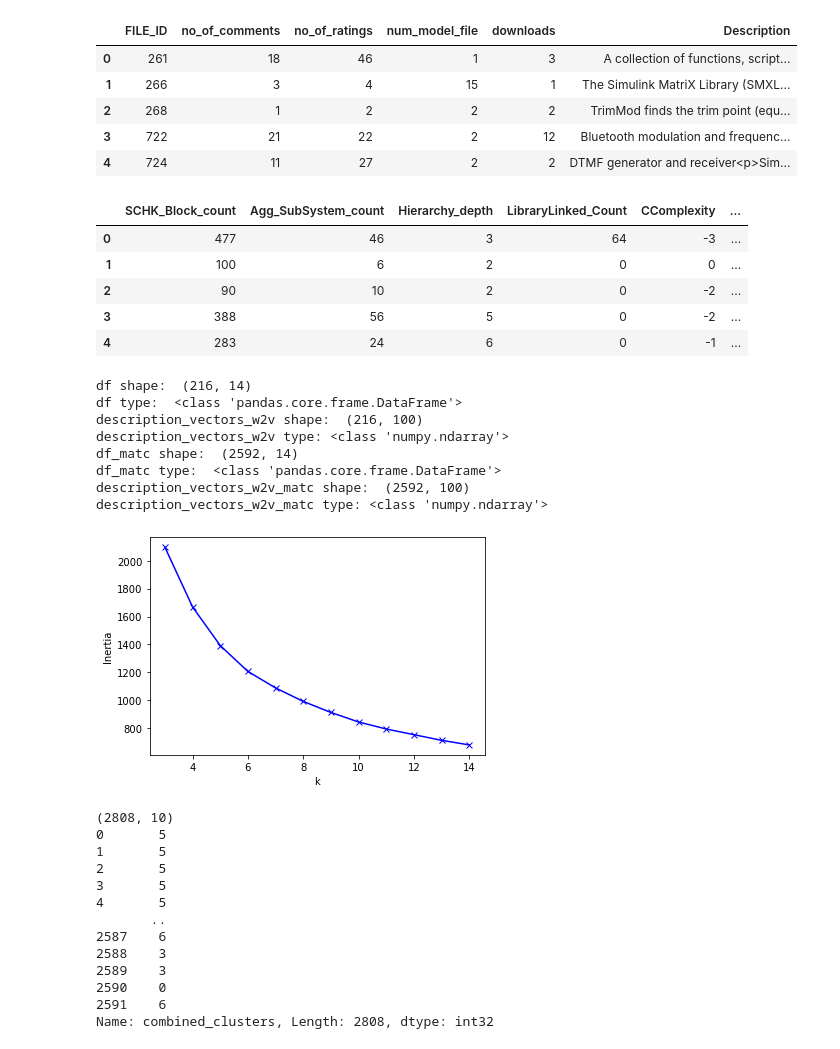
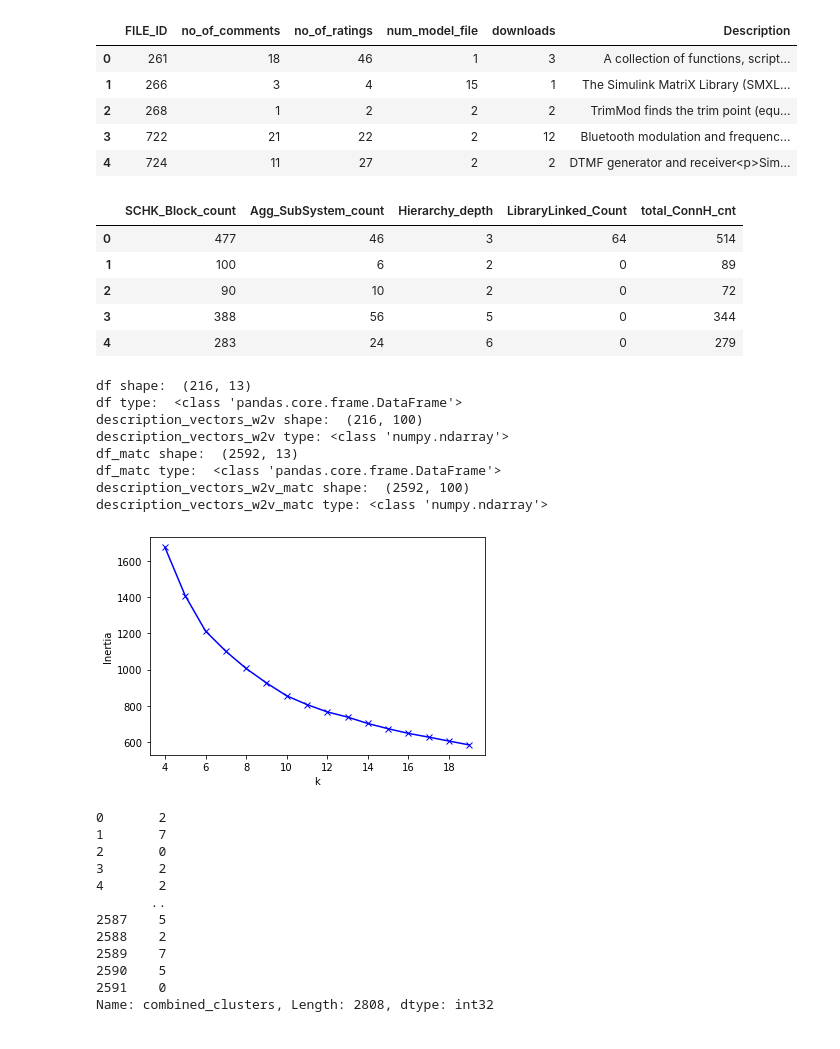
Before and after one commit to Shiva-K-7/ASE-07, a Jupyter notebook: combined_clusters_using_word2vec.ipynb, the cells around one changed output. Cells and saved outputs as stored; diff of their text form; code cells hidden in the pictures.

Commit message:
final changes for iteration 3 clusters(9)

```diff
--- a/combined_clusters_using_word2vec.ipynb
+++ b/combined_clusters_using_word2vec.ipynb
@@ -63,7 +63,6 @@ df_GitHub_Metric1 = df_GitHub_Metric.groupby('FILE_ID').agg({'SCHK_Block_count':
                                                             'Agg_SubSystem_count':'sum',
                                                             'Hierarchy_depth':'max',
                                                             'LibraryLinked_Count': 'sum',
-                                                            'CComplexity' :'sum',
                                                             'total_ConnH_cnt': 'sum'
                                                            }).reset_index()
 
@@ -119,7 +118,6 @@ df_Matlab_Metric1 = df_Matlab_Metric.groupby('FILE_ID').agg({'SCHK_Block_count':
                                                             'Agg_SubSystem_count':'sum',
                                                             'Hierarchy_depth':'max',
                                                             'LibraryLinked_Count': 'sum',
-                                                            'CComplexity' :'sum',
                                                             'total_ConnH_cnt': 'sum'
                                                            }).reset_index()
 
@@ -147,12 +145,12 @@ result_matc.head()
 data_matc2 = result_matc.drop(["FILE_ID", "no_of_comments", "no_of_ratings", "num_model_file", "downloads", "Description"],axis=1)
 data_matc2.head()
 # %% [output]
-|  | SCHK_Block_count | Agg_SubSystem_count | Hierarchy_depth | LibraryLinked_Count | CComplexity | ... |
-| 0 | 477 | 46 | 3 | 64 | -3 | ... |
-| 1 | 100 | 6 | 2 | 0 | 0 | ... |
-| 2 | 90 | 10 | 2 | 0 | -2 | ... |
-| 3 | 388 | 56 | 5 | 0 | -2 | ... |
-| 4 | 283 | 24 | 6 | 0 | -1 | ... |
+|  | SCHK_Block_count | Agg_SubSystem_count | Hierarchy_depth | LibraryLinked_Count | total_ConnH_cnt |
+| 0 | 477 | 46 | 3 | 64 | 514 |
+| 1 | 100 | 6 | 2 | 0 | 89 |
+| 2 | 90 | 10 | 2 | 0 | 72 |
+| 3 | 388 | 56 | 5 | 0 | 344 |
+| 4 | 283 | 24 | 6 | 0 | 279 |
 # %%
 #Text preprocessing code
 #references: https://medium.com/analytics-vidhya/nlp-tutorial-for-text-classification-in-python-8f19cd17b49e
@@ -339,11 +337,11 @@ print("description_vectors_w2v_matc type:", type(description_vectors_w2v_matc))
 #print("description_vectors_w2v values:")
 #print(description_vectors_w2v)
 # %% [output]
-df shape:  (216, 14)
+df shape:  (216, 13)
 df type:  <class 'pandas.core.frame.DataFrame'>
 description_vectors_w2v shape:  (216, 100)
 description_vectors_w2v type: <class 'numpy.ndarray'>
-df_matc shape:  (2592, 14)
+df_matc shape:  (2592, 13)
 df_matc type:  <class 'pandas.core.frame.DataFrame'>
 description_vectors_w2v_matc shape:  (2592, 100)
 description_vectors_w2v_matc type: <class 'numpy.ndarray'>
@@ -368,27 +366,27 @@ df_concatenate_word2vec_git_matc.to_csv("df_concatenate_word2vec_git_matc.csv")
 # %%
 scaler = preprocessing.MinMaxScaler()
 features_normal = scaler.fit_transform(df_concatenate_word2vec_git_matc)
 inertia = []
-K = range(3,15)
+K = range(4,20)
 for k in K:
     kmeanModel = KMeans(n_clusters=k,init='k-means++', n_init=4, random_state=1).fit(features_normal)
     kmeanModel.fit(features_normal)
     inertia.append(kmeanModel.inertia_)
 plt.plot(K, inertia, 'bx-')
 plt.xlabel('k')
 plt.ylabel('Inertia')
 plt.show()
 
 
 # from sklearn.metrics import silhouette_score
 # sil = []
 # for k in K:
 #     kmeans = KMeans(n_clusters = k,init='k-means++', random_state=7).fit(features_normal) #9
 #     labels = kmeans.labels_
 #     sil.append(silhouette_score(features_normal, labels, metric = 'cosine'))
 # x = K
 # y = sil
 # plt.plot(x,y)
 # %% [output]
-[figure, old version]
+[figure, new version]
 # %%
@@ -399,21 +397,35 @@ result1 = result.drop(["stargazers_count", "forks_count", "num_model_file", "upd
 result_matc1 = result_matc.drop(["no_of_comments","no_of_ratings","num_model_file","downloads"],axis=1)
 final_frames = [result1, result_matc1]
 final_result = pd.concat(final_frames)
+
+pca = PCA(2).fit_transform(df_concatenate_word2vec_git_matc)
+
+# print(pca.shape)
+for i in pca:
+    if i[0] > 1500:
+        i[0] = 0
+    if i[1] > 500 or i[1]< -200:
+        i[1] = 0
+
+kmeans = KMeans(n_clusters= 9, random_state=1)
+#predict the labels of clusters.
+label = kmeans.fit_predict(pca)
+
+
 # print(final_result.shape)
-# final_result['combined_clusters'] = kmeanModel.labels_
-# print(final_result['combined_clusters'])
+final_result['combined_clusters'] = label
+print(final_result['combined_clusters'])
 final_result.to_csv("df_final_result.csv")
 # %% [output]
-(2808, 10)
-0       5
-1       5
-2       5
-3       5
-4       5
+0       2
+1       7
+2       0
+3       2
+4       2
        ..
-2587    6
-2588    3
-2589    3
-2590    0
-2591    6
+2587    5
+2588    2
+2589    7
+2590    5
+2591    0
 Name: combined_clusters, Length: 2808, dtype: int32
```
Also changed, not shown: parts of 5 cells of this notebook, 1 other file.
